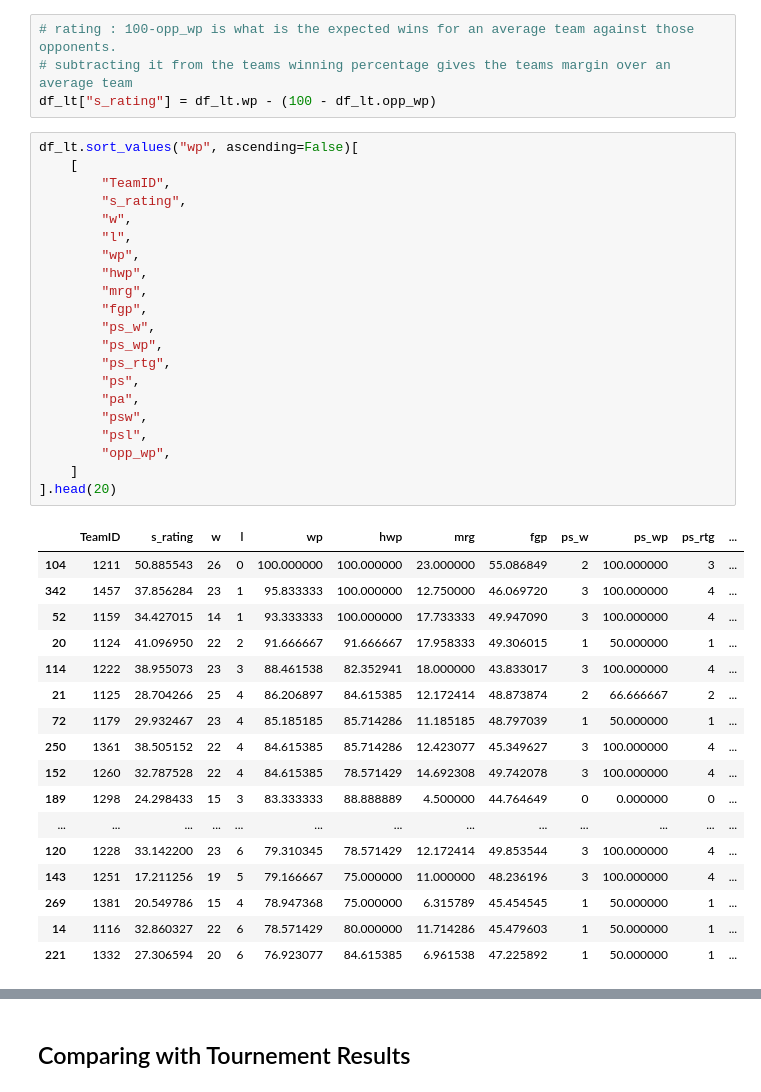
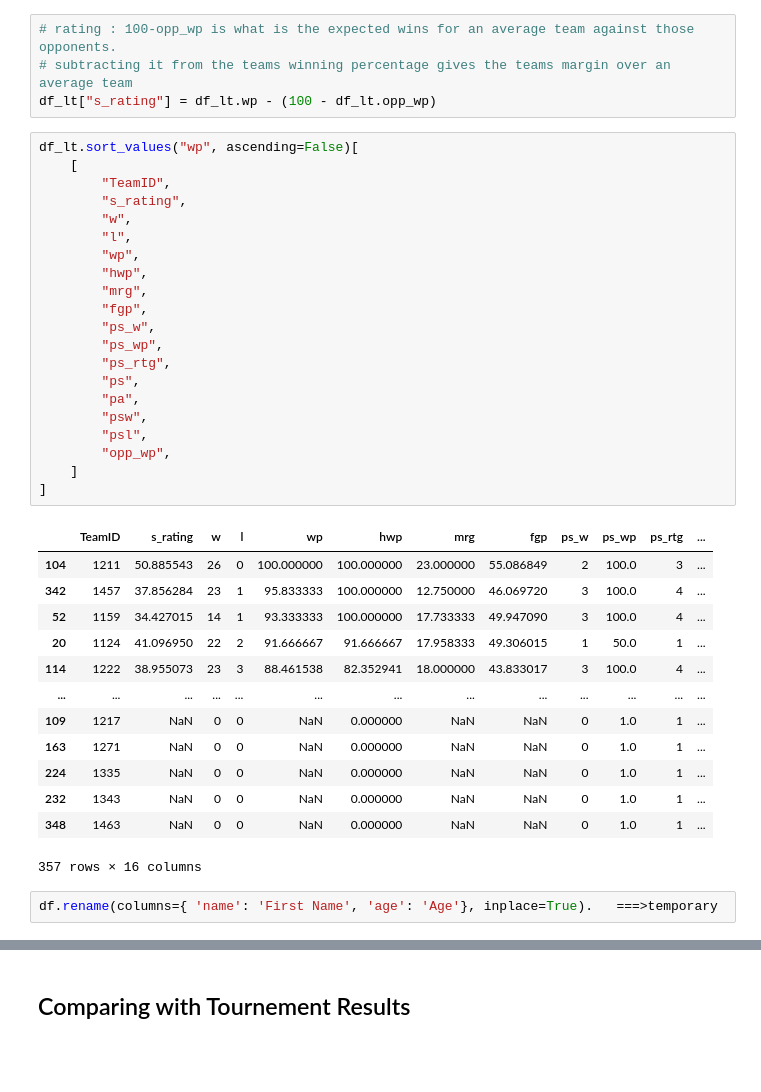
Before and after one commit to ozgunhaznedar/march_madness, a Jupyter notebook: notebooks/OH_regular.ipynb, the cells around one changed output, grey strips where cells are left out. Cells and saved outputs as stored; diff of their text form; blank space fills up the shorter version.

```diff
--- a/notebooks/OH_regular.ipynb
+++ b/notebooks/OH_regular.ipynb
@@ -427,39 +427,37 @@ df_lt["s_rating"] = df_lt.wp - (100 - df_lt.opp_wp)
 # %%
 df_lt.sort_values("wp", ascending=False)[
     [
         "TeamID",
         "s_rating",
         "w",
         "l",
         "wp",
         "hwp",
         "mrg",
         "fgp",
         "ps_w",
         "ps_wp",
         "ps_rtg",
         "ps",
         "pa",
         "psw",
         "psl",
         "opp_wp",
     ]
-].head(20)
+]
 # %% [output]
 |  | TeamID | s_rating | w | l | wp | hwp | mrg | fgp | ps_w | ps_wp | ps_rtg | ... |
-| 104 | 1211 | 50.885543 | 26 | 0 | 100.000000 | 100.000000 | 23.000000 | 55.086849 | 2 | 100.000000 | 3 | ... |
-| 342 | 1457 | 37.856284 | 23 | 1 | 95.833333 | 100.000000 | 12.750000 | 46.069720 | 3 | 100.000000 | 4 | ... |
-| 52 | 1159 | 34.427015 | 14 | 1 | 93.333333 | 100.000000 | 17.733333 | 49.947090 | 3 | 100.000000 | 4 | ... |
-| 20 | 1124 | 41.096950 | 22 | 2 | 91.666667 | 91.666667 | 17.958333 | 49.306015 | 1 | 50.000000 | 1 | ... |
-| 114 | 1222 | 38.955073 | 23 | 3 | 88.461538 | 82.352941 | 18.000000 | 43.833017 | 3 | 100.000000 | 4 | ... |
-| 21 | 1125 | 28.704266 | 25 | 4 | 86.206897 | 84.615385 | 12.172414 | 48.873874 | 2 | 66.666667 | 2 | ... |
-| 72 | 1179 | 29.932467 | 23 | 4 | 85.185185 | 85.714286 | 11.185185 | 48.797039 | 1 | 50.000000 | 1 | ... |
-| 250 | 1361 | 38.505152 | 22 | 4 | 84.615385 | 85.714286 | 12.423077 | 45.349627 | 3 | 100.000000 | 4 | ... |
-| 152 | 1260 | 32.787528 | 22 | 4 | 84.615385 | 78.571429 | 14.692308 | 49.742078 | 3 | 100.000000 | 4 | ... |
-| 189 | 1298 | 24.298433 | 15 | 3 | 83.333333 | 88.888889 | 4.500000 | 44.764649 | 0 | 0.000000 | 0 | ... |
+| 104 | 1211 | 50.885543 | 26 | 0 | 100.000000 | 100.000000 | 23.000000 | 55.086849 | 2 | 100.0 | 3 | ... |
+| 342 | 1457 | 37.856284 | 23 | 1 | 95.833333 | 100.000000 | 12.750000 | 46.069720 | 3 | 100.0 | 4 | ... |
+| 52 | 1159 | 34.427015 | 14 | 1 | 93.333333 | 100.000000 | 17.733333 | 49.947090 | 3 | 100.0 | 4 | ... |
+| 20 | 1124 | 41.096950 | 22 | 2 | 91.666667 | 91.666667 | 17.958333 | 49.306015 | 1 | 50.0 | 1 | ... |
+| 114 | 1222 | 38.955073 | 23 | 3 | 88.461538 | 82.352941 | 18.000000 | 43.833017 | 3 | 100.0 | 4 | ... |
 | ... | ... | ... | ... | ... | ... | ... | ... | ... | ... | ... | ... | ... |
-| 120 | 1228 | 33.142200 | 23 | 6 | 79.310345 | 78.571429 | 12.172414 | 49.853544 | 3 | 100.000000 | 4 | ... |
-| 143 | 1251 | 17.211256 | 19 | 5 | 79.166667 | 75.000000 | 11.000000 | 48.236196 | 3 | 100.000000 | 4 | ... |
-| 269 | 1381 | 20.549786 | 15 | 4 | 78.947368 | 75.000000 | 6.315789 | 45.454545 | 1 | 50.000000 | 1 | ... |
-| 14 | 1116 | 32.860327 | 22 | 6 | 78.571429 | 80.000000 | 11.714286 | 45.479603 | 1 | 50.000000 | 1 | ... |
-| 221 | 1332 | 27.306594 | 20 | 6 | 76.923077 | 84.615385 | 6.961538 | 47.225892 | 1 | 50.000000 | 1 | ... |
+| 109 | 1217 | NaN | 0 | 0 | NaN | 0.000000 | NaN | NaN | 0 | 1.0 | 1 | ... |
+| 163 | 1271 | NaN | 0 | 0 | NaN | 0.000000 | NaN | NaN | 0 | 1.0 | 1 | ... |
+| 224 | 1335 | NaN | 0 | 0 | NaN | 0.000000 | NaN | NaN | 0 | 1.0 | 1 | ... |
+| 232 | 1343 | NaN | 0 | 0 | NaN | 0.000000 | NaN | NaN | 0 | 1.0 | 1 | ... |
+| 348 | 1463 | NaN | 0 | 0 | NaN | 0.000000 | NaN | NaN | 0 | 1.0 | 1 | ... |
+357 rows × 16 columns
+# %%
+df.rename(columns={ 'name': 'First Name', 'age': 'Age'}, inplace=True).   ===>temporary
```
Also changed, not shown: parts of 4 cells of this notebook, 2 other files.
